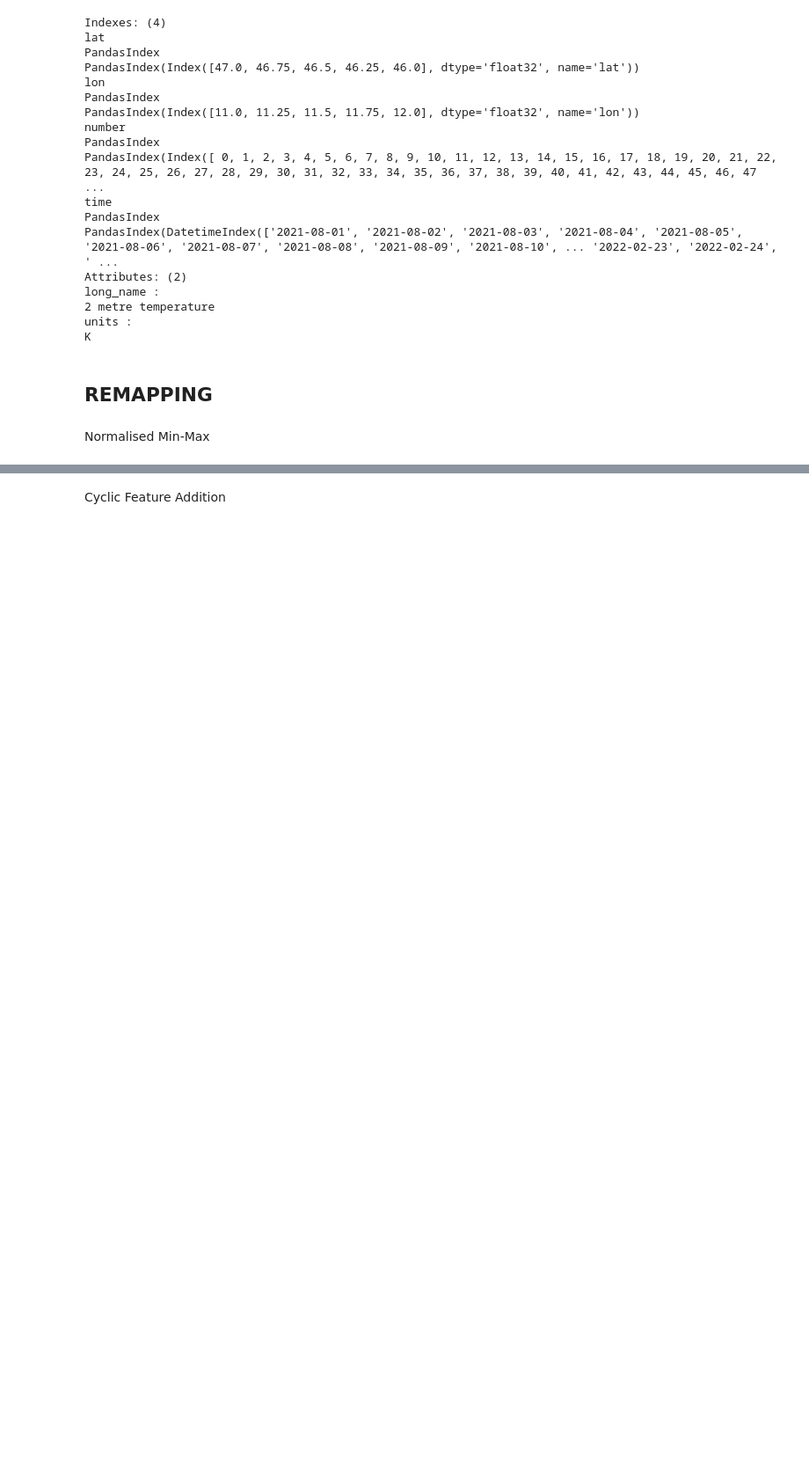
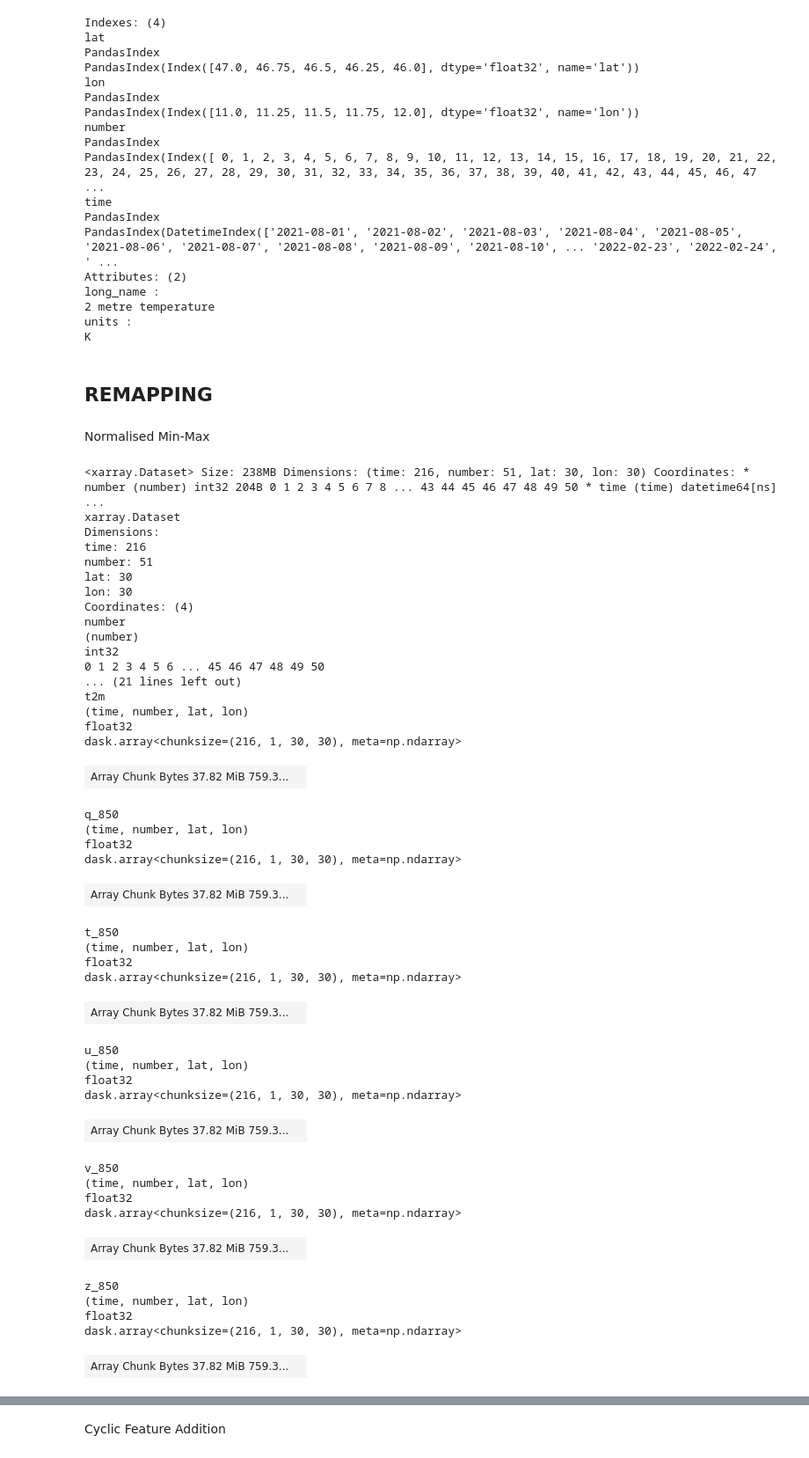
Before and after one commit to suriyahgit/openEO-downScaleML, a Jupyter notebook: notebooks/TEST_PROCESSES.ipynb, the cells around one changed output, grey strips where cells are left out. Shown at 88% size. Drawn from its saved outputs; the diff is of its cells as text; code cells hidden in the pictures; blank space fills up the shorter version.

```diff
--- a/notebooks/TEST_PROCESSES.ipynb
+++ b/notebooks/TEST_PROCESSES.ipynb
@@ -472,3 +468,49 @@ def normalize_dataset(ds):
 # Usage:
 SEAS5_mid_normalized = normalize_dataset(SEAS5_mid)
 ERA5_mid_normalized = normalize_dataset(ERA5_mid)
+# %%
+SEAS5_mid_normalized
+# %% [output]
+<xarray.Dataset> Size: 238MB Dimensions: (time: 216, number: 51, lat: 30, lon: 30) Coordinates: * number (number) int32 204B 0 1 2 3 4 5 6 7 8 ... 43 44 45 46 47 48 49 50 * time (time) datetime64[ns]  ...
+xarray.Dataset
+Dimensions:
+time: 216
+number: 51
+lat: 30
+lon: 30
+Coordinates: (4)
+number
+(number)
+int32
+0 1 2 3 4 5 6 ... 45 46 47 48 49 50
+... (21 lines left out)
+t2m
+(time, number, lat, lon)
+float32
+dask.array<chunksize=(216, 1, 30, 30), meta=np.ndarray>
+| Array Chunk Bytes 37.82 MiB 759.3... |  |
+q_850
+(time, number, lat, lon)
+float32
+dask.array<chunksize=(216, 1, 30, 30), meta=np.ndarray>
+| Array Chunk Bytes 37.82 MiB 759.3... |  |
+t_850
+(time, number, lat, lon)
+float32
+dask.array<chunksize=(216, 1, 30, 30), meta=np.ndarray>
+| Array Chunk Bytes 37.82 MiB 759.3... |  |
+u_850
+(time, number, lat, lon)
+float32
+dask.array<chunksize=(216, 1, 30, 30), meta=np.ndarray>
+| Array Chunk Bytes 37.82 MiB 759.3... |  |
+v_850
+(time, number, lat, lon)
+float32
+dask.array<chunksize=(216, 1, 30, 30), meta=np.ndarray>
+| Array Chunk Bytes 37.82 MiB 759.3... |  |
+z_850
+(time, number, lat, lon)
+float32
+dask.array<chunksize=(216, 1, 30, 30), meta=np.ndarray>
+| Array Chunk Bytes 37.82 MiB 759.3... |  |
```
Also changed, not shown: parts of 9 cells of this notebook.
